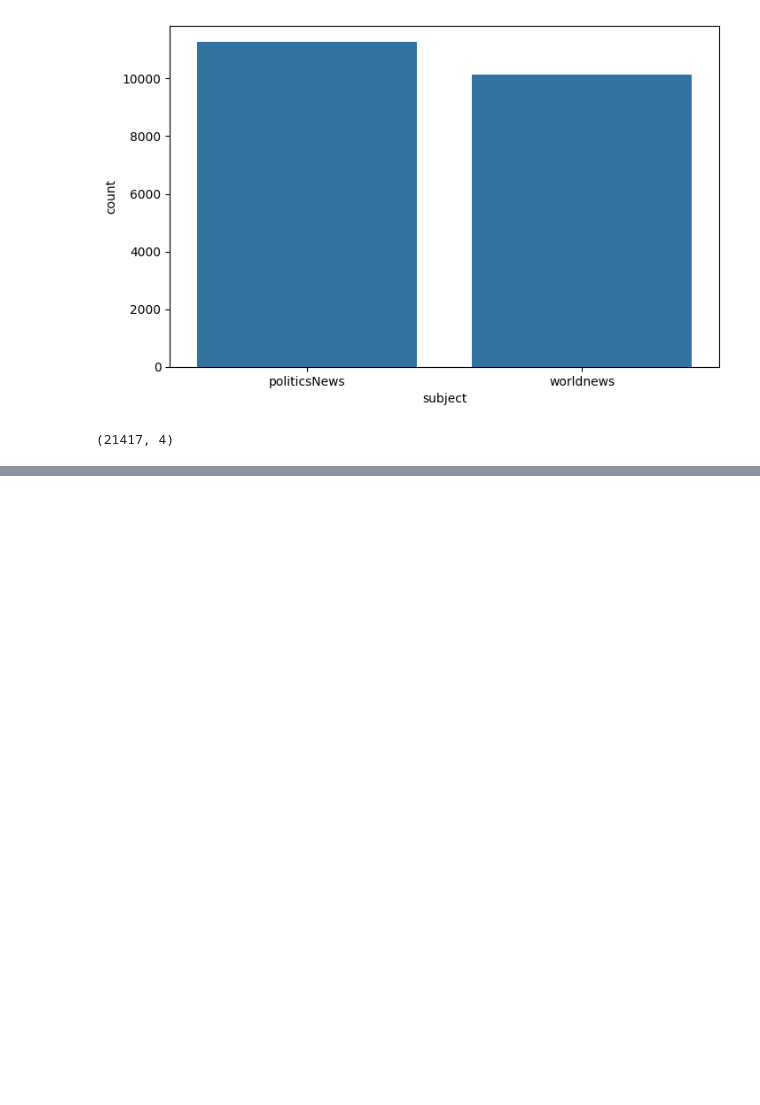
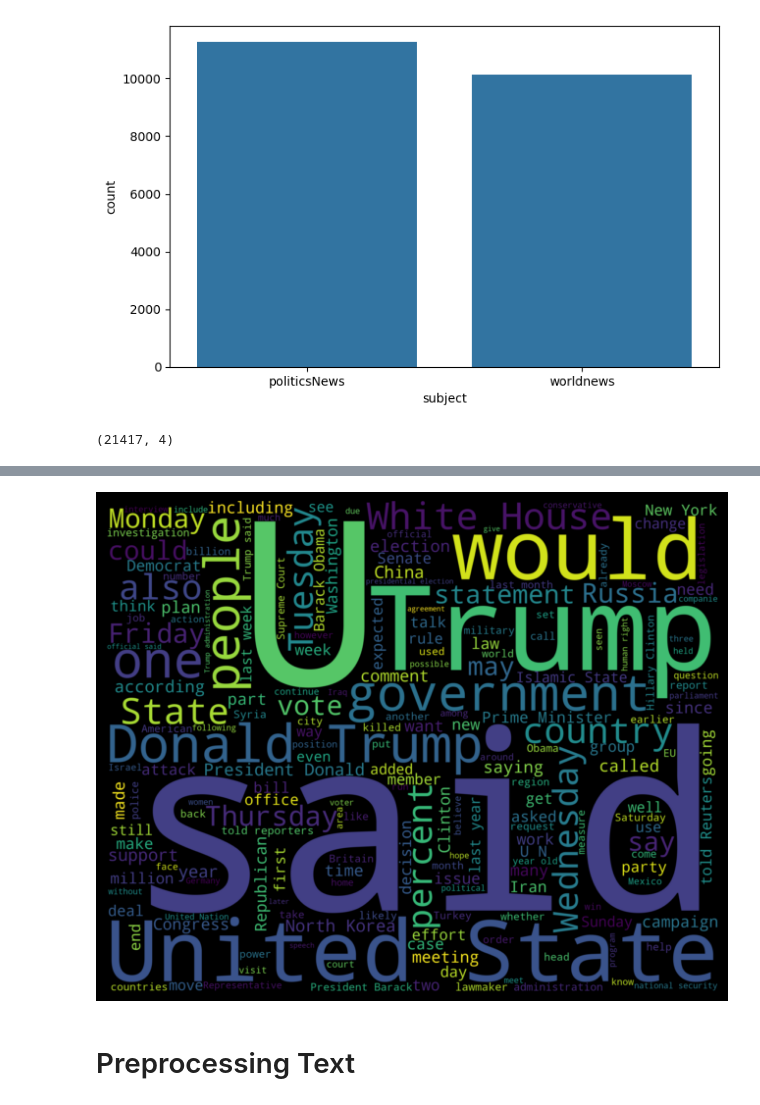
Before and after one commit to csci595-research-lit-spring-2024/595-class-project-spring-2024-mnajeeb4, a Jupyter notebook: notebooks/Unmasking Deception through Advanced NLP Analysis (Bidirectional LSTM).ipynb, the cells around one changed output, grey strips where cells are left out. Saved outputs shown, nothing was run; the diff lists cells and outputs as text; code cells hidden in the pictures; blank space fills up the shorter version.

```diff
--- a/notebooks/Unmasking Deception through Advanced NLP Analysis (Bidirectional LSTM).ipynb
+++ b/notebooks/Unmasking Deception through Advanced NLP Analysis (Bidirectional LSTM).ipynb
@@ -100,0 +175,21 @@ real_df.shape
+# %%
+#Seperating Publication info, from actual text
+publisher = []
+tmp_text = []
+for index,row in enumerate(real_df.text.values):
+    if index in unknown_publishers:
+        #Add unknown of publisher not mentioned
+        tmp_text.append(row)
+
+        publisher.append("Unknown")
+        continue
+    record = row.split(" -", maxsplit=1)
+    publisher.append(record[0])
+    tmp_text.append(record[1])
+# %%
+#Replace existing text column with new text
+#add seperate column for publication info
+real_df["publisher"] = publisher
+real_df["text"] = tmp_text
+
+del publisher, tmp_text, record, unknown_publishers
@@ -100,0 +211,3 @@ real_df.shape
+# %%
+#dropping this record
+real_df.drop(8970, axis=0,inplace=True)
@@ -100,0 +229,24 @@ real_df.shape
+# %%
+#WordCloud For Real News
+text = ''
+for news in real_df.text.values:
+    text += f" {news}"
+wordcloud = WordCloud(
+    width = 2500,
+    height = 2000,
+    background_color = 'black',
+    stopwords = set(nltk.corpus.stopwords.words("english"))).generate(str(text))
+fig = plt.figure(
+    figsize = (7, 5),
+    facecolor = 'k',
+    edgecolor = 'k')
+plt.imshow(wordcloud, interpolation = 'bilinear')
+plt.axis('off')
+plt.tight_layout(pad=0)
+wordcloud.to_file(".//Figures/realnews_wordcloud.pdf")
+plt.show()
+del text
+# %% [output]
+[figure, added]
+# %% [markdown]
+# Preprocessing Text
```
Also changed, not shown: parts of 62 cells of this notebook, 6 other files.
